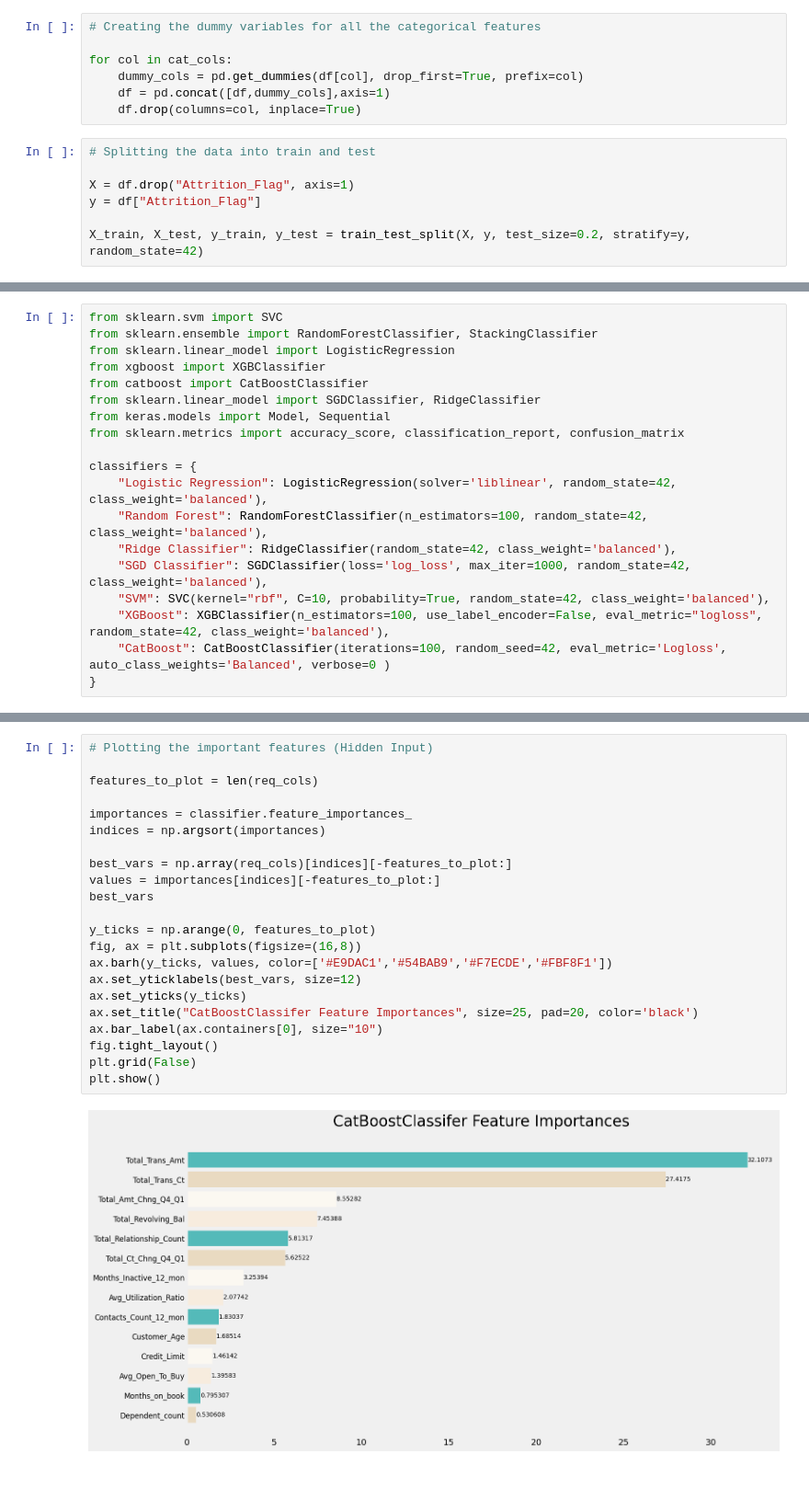
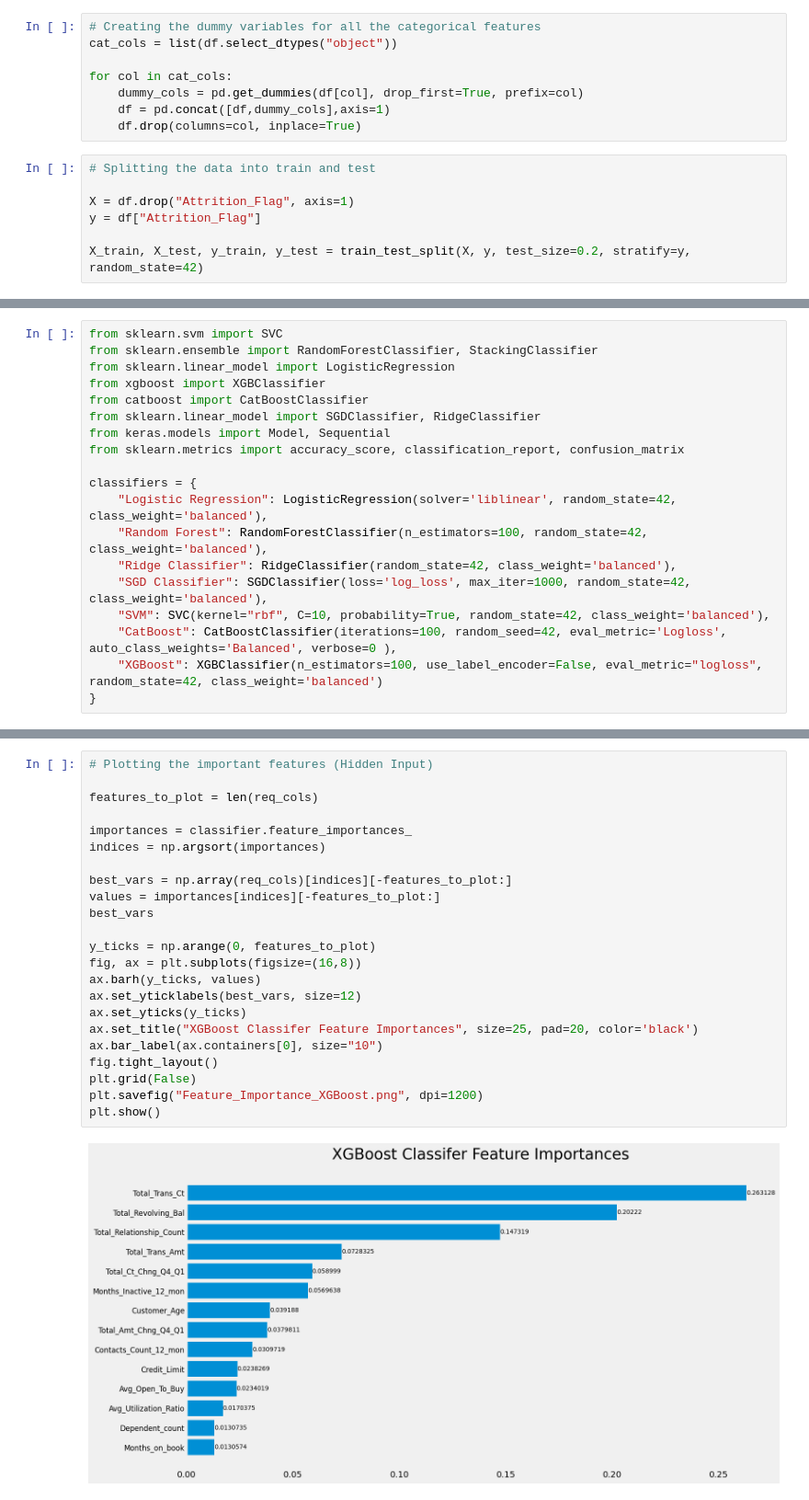
Before and after one commit to shasan7/Bank_Customer_Churn, a Jupyter notebook: bank-churn.ipynb, the cells around one changed output, grey strips where cells are left out. Shown at 92% size. Drawn from its saved outputs; the diff is of its cells as text.

```diff
--- a/bank-churn.ipynb
+++ b/bank-churn.ipynb
@@ -58,6 +58,7 @@ df.describe().T
 df["Attrition_Flag"] = df["Attrition_Flag"].map({"Existing Customer":0, "Attrited Customer":1})
 # %%
 # Creating the dummy variables for all the categorical features
+cat_cols = list(df.select_dtypes("object"))
 
 for col in cat_cols:
     dummy_cols = pd.get_dummies(df[col], drop_first=True, prefix=col)
@@ -102,8 +103,8 @@ classifiers = {
     "Ridge Classifier": RidgeClassifier(random_state=42, class_weight='balanced'),
     "SGD Classifier": SGDClassifier(loss='log_loss', max_iter=1000, random_state=42, class_weight='balanced'),
     "SVM": SVC(kernel="rbf", C=10, probability=True, random_state=42, class_weight='balanced'),
-    "XGBoost": XGBClassifier(n_estimators=100, use_label_encoder=False, eval_metric="logloss", random_state=42, class_weight='balanced'),
-    "CatBoost": CatBoostClassifier(iterations=100, random_seed=42, eval_metric='Logloss', auto_class_weights='Balanced', verbose=0 )
+    "CatBoost": CatBoostClassifier(iterations=100, random_seed=42, eval_metric='Logloss', auto_class_weights='Balanced', verbose=0 ),
+    "XGBoost": XGBClassifier(n_estimators=100, use_label_encoder=False, eval_metric="logloss", random_state=42, class_weight='balanced')
 }
 # %%
 for key, classifier in classifiers.items():
@@ -134,24 +135,25 @@ Confusion Matrix:
 # %%
 # Plotting the important features (Hidden Input)
 
 features_to_plot = len(req_cols)
 
 importances = classifier.feature_importances_
 indices = np.argsort(importances)
 
 best_vars = np.array(req_cols)[indices][-features_to_plot:]
 values = importances[indices][-features_to_plot:]
 best_vars
 
 y_ticks = np.arange(0, features_to_plot)
 fig, ax = plt.subplots(figsize=(16,8))
-ax.barh(y_ticks, values, color=['#E9DAC1','#54BAB9','#F7ECDE','#FBF8F1'])
+ax.barh(y_ticks, values)
 ax.set_yticklabels(best_vars, size=12)
 ax.set_yticks(y_ticks)
-ax.set_title("CatBoostClassifer Feature Importances", size=25, pad=20, color='black')
+ax.set_title("XGBoost Classifer Feature Importances", size=25, pad=20, color='black')
 ax.bar_label(ax.containers[0], size="10")
 fig.tight_layout()
 plt.grid(False)
+plt.savefig("Feature_Importance_XGBoost.png", dpi=1200)
 plt.show()
 # %% [output]
-[figure, old version]
+[figure, new version]
```
Also changed, not shown: parts of 2 cells of this notebook.
